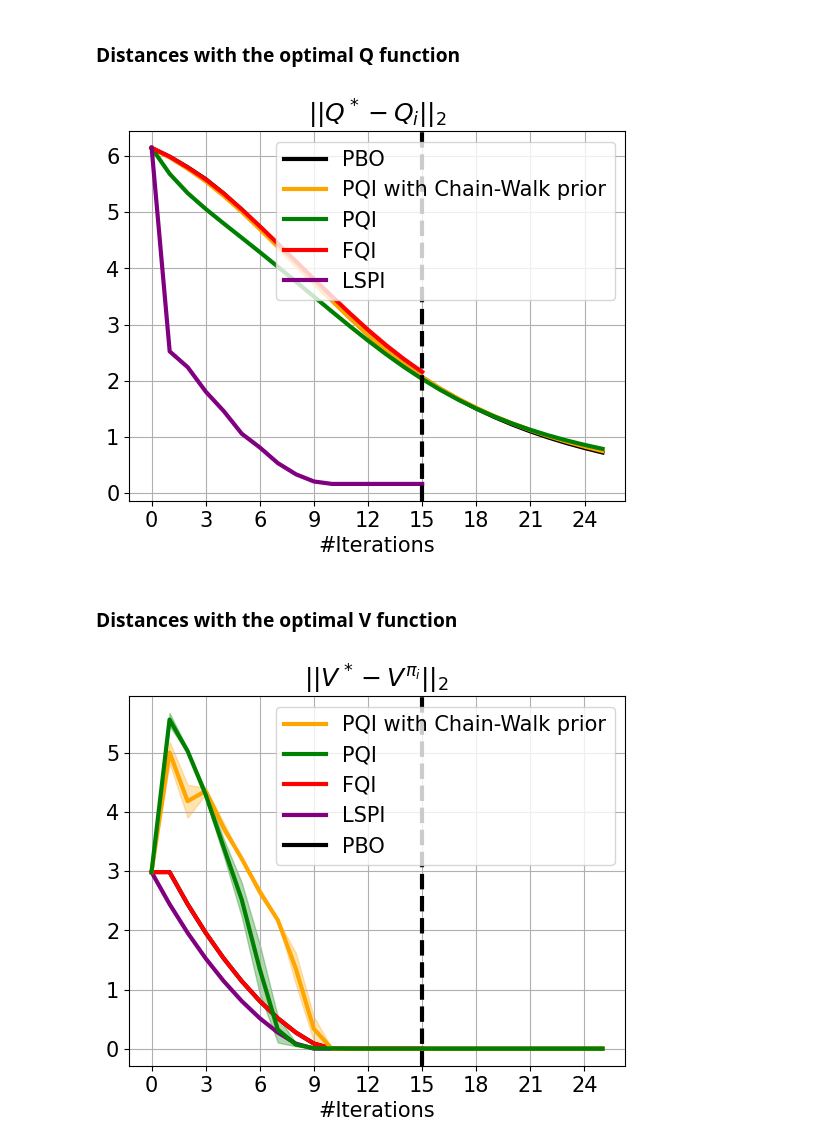
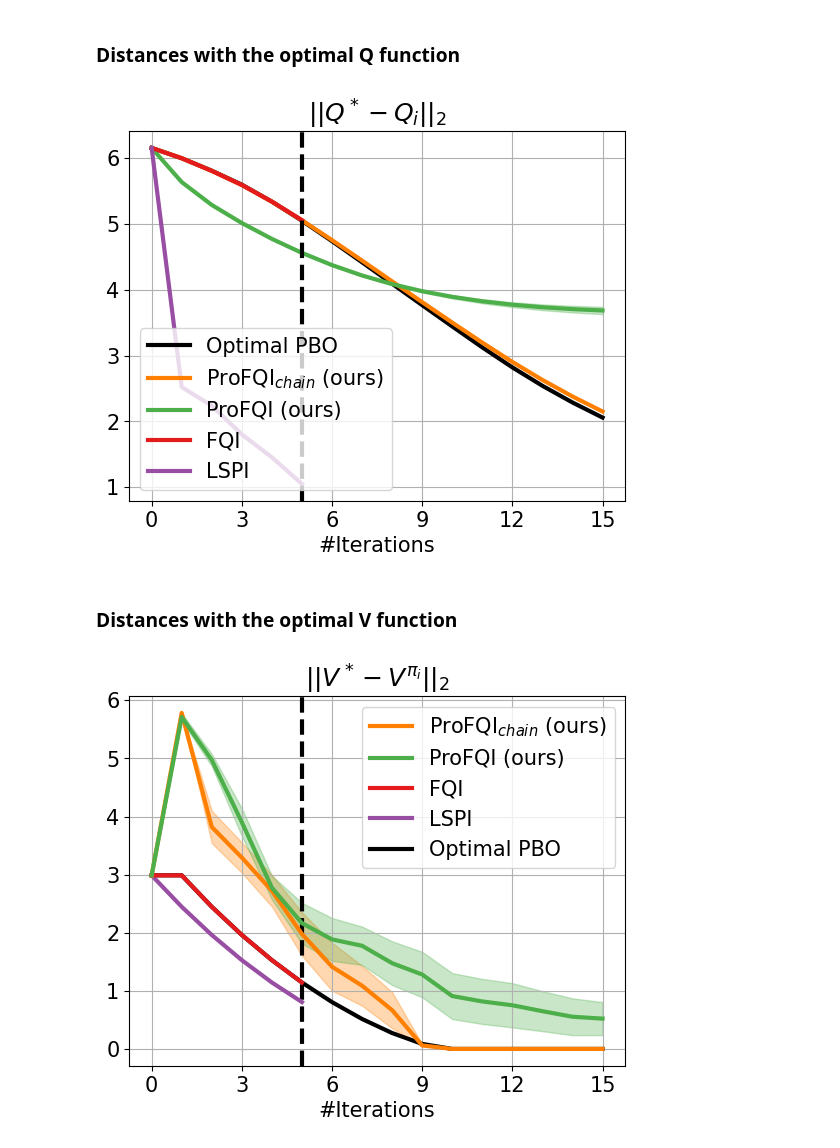
Before and after one commit to theovincent/PBO, a Jupyter notebook: experiments/chain_walk/plots.ipynb, the cells around one changed output. Saved outputs shown, nothing was run; the diff lists cells and outputs as text; code cells hidden in the pictures.

Commit message:
Plots clean

```diff
--- a/experiments/chain_walk/plots.ipynb
+++ b/experiments/chain_walk/plots.ipynb
@@ -9,7 +9,7 @@ from pbo.utils.confidence_interval import confidence_interval
 experiment_name = "test"
 show_fqi = True; show_lspi = True; show_pbo_linear = False; show_pbo_max_linear = True;
 show_pbo_deep = True; show_pbo_optimal = True
-max_bellman_iterations = 15
+max_bellman_iterations = 5
 max_bellman_iterations_validation = max_bellman_iterations + 10
 seeds = range(1, 21)
 
@@ -115,7 +115,7 @@ if show_pbo_linear:
     plt.fill_between(iterations_validation, pbo_linear_q_confidence_interval[0, -1], pbo_linear_q_confidence_interval[1, -1], color="blue", alpha=0.3)
 
 if show_pbo_max_linear:
-    plt.plot(iterations_validation, pbo_max_linear_q_mean, label=r"\text{ProFQI}_\text{chain} \text{(ours)}", color=colors["orange"])
+    plt.plot(iterations_validation, pbo_max_linear_q_mean, label="ProFQI$_{chain}$ (ours)", color=colors["orange"])
     plt.fill_between(iterations_validation, pbo_max_linear_q_confidence_interval[0], pbo_max_linear_q_confidence_interval[1], color=colors["orange"], alpha=0.3)
 
 if show_pbo_deep:
@@ -123,22 +123,21 @@ if show_pbo_deep:
     plt.fill_between(iterations_validation, pbo_deep_q_confidence_interval[0], pbo_deep_q_confidence_interval[1], color=colors["ProFQI"], alpha=0.3)
 
 if show_fqi:
-    plt.plot(iterations, fqi_q_mean, label=colors["FQI"], color="red")
+    plt.plot(iterations, fqi_q_mean, label="FQI", color=colors["FQI"])
     plt.fill_between(iterations, fqi_q_confidence_interval[0], fqi_q_confidence_interval[1], color=colors["FQI"], alpha=0.3)
 
 if show_lspi:
-    plt.plot(iterations, lspi_q_mean, label=colors["LSPI"], color="purple")
+    plt.plot(iterations, lspi_q_mean, label="LSPI", color=colors["LSPI"])
 
 plt.axvline(max_bellman_iterations, color="black", linestyle="--")
 plt.xticks(range(0, max_bellman_iterations_validation + 1, ticks_freq))
 plt.xlabel("#Iterations")
-
-plt.title(r"$|| Q^* - Q_i ||_2$")
+plt.title("$|| Q^* - Q_i ||_2$")
 plt.legend()
 plt.grid(zorder=0)
 _ = plt.savefig(f"figures/{experiment_name}/Q_{max_bellman_iterations}.pdf", bbox_inches='tight')
 # %% [output]
-[figure, old version]
+[figure, new version]
 # %% [markdown]
 ### Distances with the optimal V function
 # %%
@@ -182,33 +181,33 @@ if show_pbo_linear:
     plt.fill_between(iterations_validation, pbo_linear_v_confidence_interval[0, :-1], pbo_linear_v_confidence_interval[1, :-1], color="blue", alpha=0.3)
 
     plt.hlines(pbo_linear_v_mean[-1], 0, max_bellman_iterations_validation, color="blue", linestyle="--", label="linear PBO fixed point", zorder=3)
     plt.fill_between(iterations_validation, pbo_linear_v_confidence_interval[0, -1], pbo_linear_v_confidence_interval[1, -1], color="blue", alpha=0.3)
 
 if show_pbo_max_linear:
-    plt.plot(iterations_validation, pbo_max_linear_v_mean, label=r"\text{ProFQI}_\text{chain} \text{(ours)}", color=colors["orange"], zorder=8)
+    plt.plot(iterations_validation, pbo_max_linear_v_mean, label="ProFQI$_{chain}$ (ours)", color=colors["orange"], zorder=8)
     plt.fill_between(iterations_validation, pbo_max_linear_v_confidence_interval[0], pbo_max_linear_v_confidence_interval[1], color=colors["orange"], alpha=0.3)
 
 if show_pbo_deep:
     plt.plot(iterations_validation, pbo_deep_v_mean, label="ProFQI (ours)", color=colors["ProFQI"], zorder=8)
     plt.fill_between(iterations_validation, pbo_deep_v_confidence_interval[0], pbo_deep_v_confidence_interval[1], color=colors["ProFQI"], alpha=0.3)
 
 if show_fqi:
     plt.plot(iterations, fqi_v_mean, label="FQI", color=colors["FQI"], zorder=6)
     plt.fill_between(iterations, fqi_v_confidence_interval[0], fqi_v_confidence_interval[1], color=colors["FQI"], alpha=0.3)
 
 if show_lspi:
     plt.plot(iterations, lspi_v_mean, label="LSPI", color=colors["LSPI"], zorder=5)
 
 if show_pbo_optimal:
     plt.plot(iterations_validation, pbo_optimal_v_mean, label="Optimal PBO", color="black", zorder=4)
 
 plt.axvline(max_bellman_iterations, color="black", linestyle="--", zorder=2)
 plt.xticks(range(0, max_bellman_iterations_validation + 1, ticks_freq))
 plt.xlabel("#Iterations")
 
-plt.title(r"$ || V^* - V^{\pi_i} ||_2 $")
+plt.title("$ || V^* - V^{\pi_i} ||_2 $")
 plt.legend()
 plt.grid(zorder=0)
 _ = plt.savefig(f"figures/{experiment_name}/V_{max_bellman_iterations}.pdf", bbox_inches='tight')
 # %% [output]
-[figure, old version]
+[figure, new version]
```
Also changed, not shown: 5 other files.
